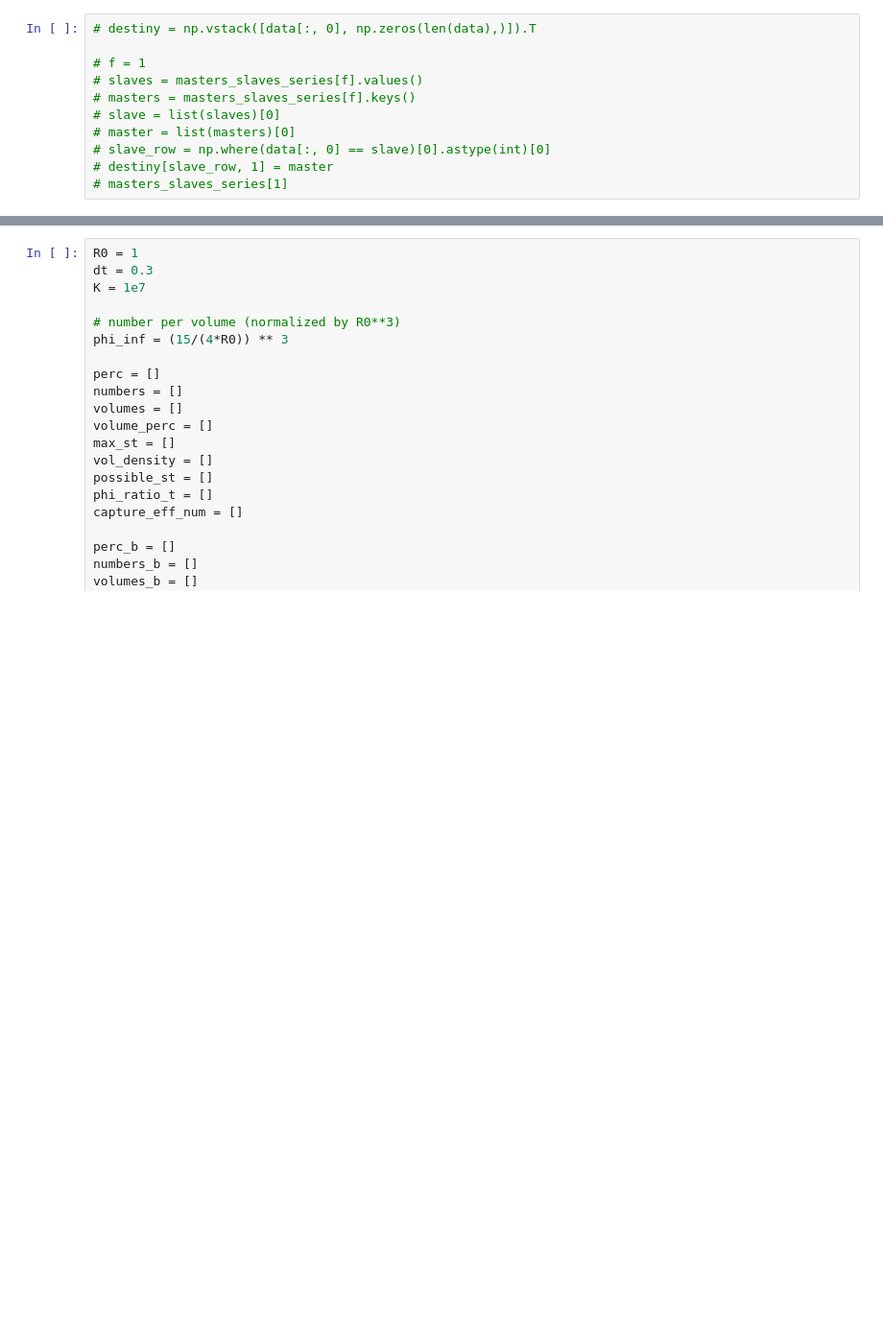
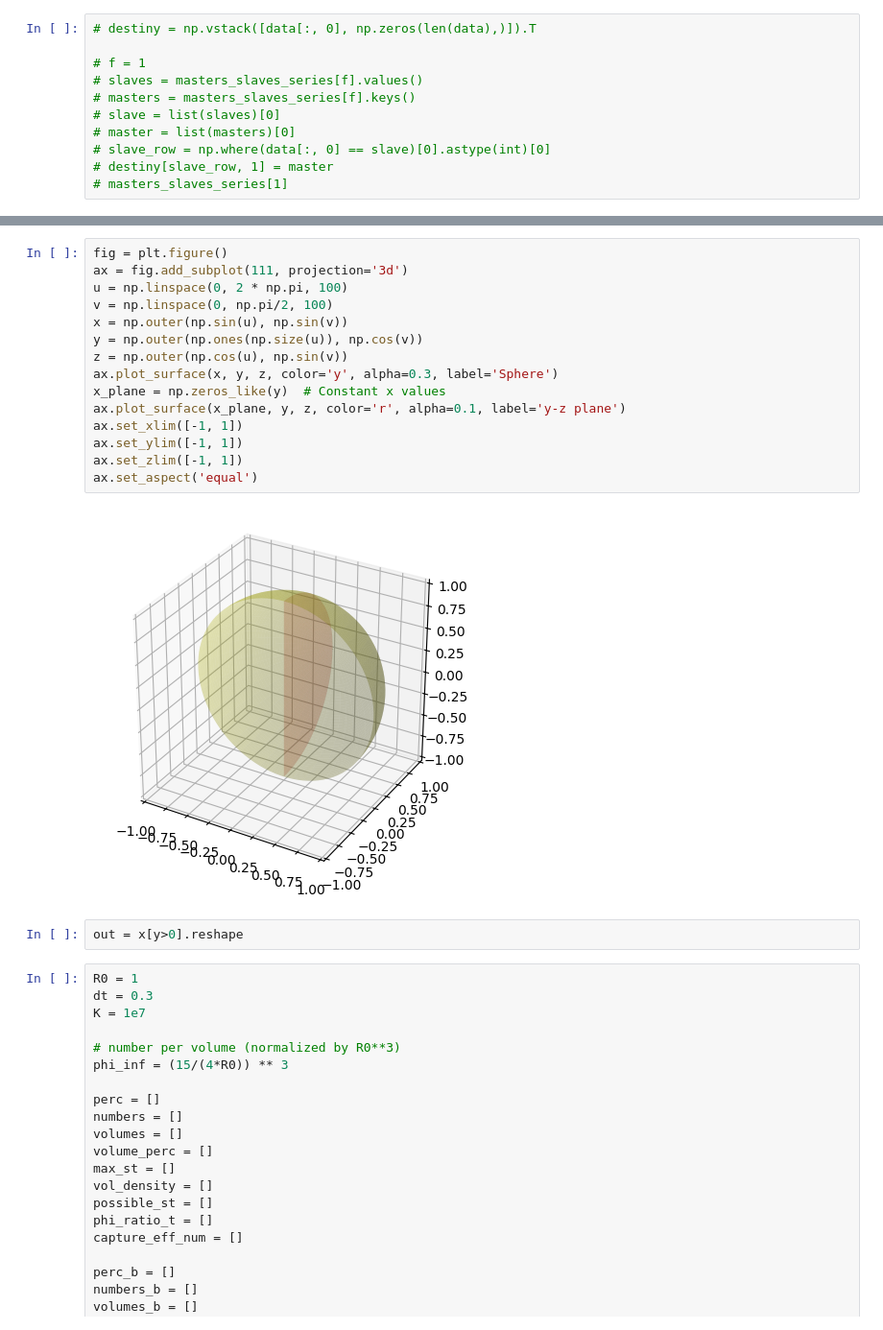
Before and after one commit to zhizhiL/merging_3D, a Jupyter notebook: analysis/test.ipynb, the cells around one changed output, grey strips where cells are left out. Shown at 96% size. Saved outputs shown, nothing was run; the diff lists cells and outputs as text; blank space fills up the shorter version.

```diff
--- a/analysis/test.ipynb
+++ b/analysis/test.ipynb
@@ -134,3 +135,22 @@ plt.scatter(np.arange(len(capture_eff_num)) * dt, capture_eff_num, s=0.1)
+# %%
+fig = plt.figure()
+ax = fig.add_subplot(111, projection='3d')
+u = np.linspace(0, 2 * np.pi, 100)
+v = np.linspace(0, np.pi/2, 100)
+x = np.outer(np.sin(u), np.sin(v))
+y = np.outer(np.ones(np.size(u)), np.cos(v))
+z = np.outer(np.cos(u), np.sin(v))
+ax.plot_surface(x, y, z, color='y', alpha=0.3, label='Sphere')
+x_plane = np.zeros_like(y)  # Constant x values
+ax.plot_surface(x_plane, y, z, color='r', alpha=0.1, label='y-z plane')
+ax.set_xlim([-1, 1])
+ax.set_ylim([-1, 1])
+ax.set_zlim([-1, 1])
+ax.set_aspect('equal')
+# %% [output]
+[figure, added]
+# %%
+out = x[y>0].reshape
 # %%
 R0 = 1
 dt = 0.3
```
Also changed, not shown: parts of 4 cells of this notebook, 1 other file.
